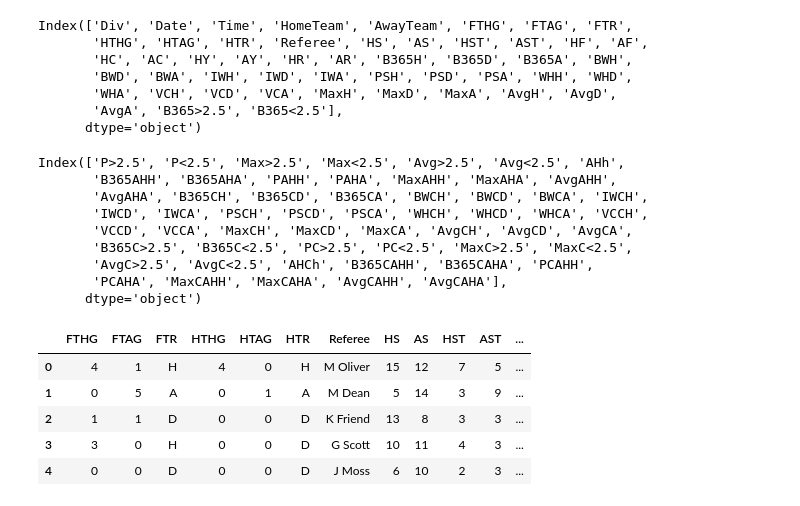
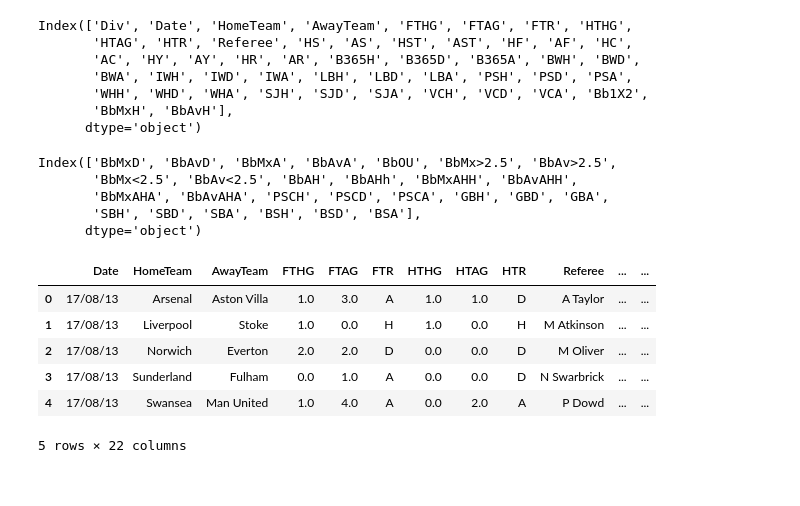
Before and after one commit to skvarnaj/Soccer-Predictor, a Jupyter notebook: exploration.ipynb, the cells around one changed output. Drawn from its saved outputs; the diff is of its cells as text; code cells hidden in the pictures.

Commit message:
change data and concatenate

```diff
--- a/exploration.ipynb
+++ b/exploration.ipynb
@@ -24,0 +10,19 @@ england_19
+# %%
+path = 'english-premier-league_zip/archive'
+csv_files = glob.glob(os.path.join(path, "*.csv"))
+# %%
+for f in csv_files:
+
+    # read the csv file
+    df = pd.read_csv(f)
+
+    # print the location, filename, length
+    print('Location:', f)
+    print('File Name:', f.split("\\")[-1])
+    print(f'length of df = {len(df)}')
+
+    # print the content
+    print('Content:')
+    display(df.head(2))
+
+    print()
@@ -24,0 +67,10 @@ england_19
+# %%
+#concatenate files to one file
+li = []
+
+for filename in csv_files:
+    df = pd.read_csv(filename, index_col=None, header=0)
+    li.append(df)
+
+epl= pd.concat(li, axis=0, ignore_index=True)
+epl
@@ -25,35 +91,32 @@ england_19
 # %%
-england_19.columns[:50]
+epl.columns[:50]
 # %% [output]
-Index(['Div', 'Date', 'Time', 'HomeTeam', 'AwayTeam', 'FTHG', 'FTAG', 'FTR',
-       'HTHG', 'HTAG', 'HTR', 'Referee', 'HS', 'AS', 'HST', 'AST', 'HF', 'AF',
-       'HC', 'AC', 'HY', 'AY', 'HR', 'AR', 'B365H', 'B365D', 'B365A', 'BWH',
-       'BWD', 'BWA', 'IWH', 'IWD', 'IWA', 'PSH', 'PSD', 'PSA', 'WHH', 'WHD',
-       'WHA', 'VCH', 'VCD', 'VCA', 'MaxH', 'MaxD', 'MaxA', 'AvgH', 'AvgD',
-       'AvgA', 'B365>2.5', 'B365<2.5'],
+Index(['Div', 'Date', 'HomeTeam', 'AwayTeam', 'FTHG', 'FTAG', 'FTR', 'HTHG',
+       'HTAG', 'HTR', 'Referee', 'HS', 'AS', 'HST', 'AST', 'HF', 'AF', 'HC',
+       'AC', 'HY', 'AY', 'HR', 'AR', 'B365H', 'B365D', 'B365A', 'BWH', 'BWD',
+       'BWA', 'IWH', 'IWD', 'IWA', 'LBH', 'LBD', 'LBA', 'PSH', 'PSD', 'PSA',
+       'WHH', 'WHD', 'WHA', 'SJH', 'SJD', 'SJA', 'VCH', 'VCD', 'VCA', 'Bb1X2',
+       'BbMxH', 'BbAvH'],
       dtype='object')
 # %%
-england_19.columns[50:]
+epl.columns[50:]
 # %% [output]
-Index(['P>2.5', 'P<2.5', 'Max>2.5', 'Max<2.5', 'Avg>2.5', 'Avg<2.5', 'AHh',
-       'B365AHH', 'B365AHA', 'PAHH', 'PAHA', 'MaxAHH', 'MaxAHA', 'AvgAHH',
-       'AvgAHA', 'B365CH', 'B365CD', 'B365CA', 'BWCH', 'BWCD', 'BWCA', 'IWCH',
-       'IWCD', 'IWCA', 'PSCH', 'PSCD', 'PSCA', 'WHCH', 'WHCD', 'WHCA', 'VCCH',
-       'VCCD', 'VCCA', 'MaxCH', 'MaxCD', 'MaxCA', 'AvgCH', 'AvgCD', 'AvgCA',
-       'B365C>2.5', 'B365C<2.5', 'PC>2.5', 'PC<2.5', 'MaxC>2.5', 'MaxC<2.5',
-       'AvgC>2.5', 'AvgC<2.5', 'AHCh', 'B365CAHH', 'B365CAHA', 'PCAHH',
-       'PCAHA', 'MaxCAHH', 'MaxCAHA', 'AvgCAHH', 'AvgCAHA'],
+Index(['BbMxD', 'BbAvD', 'BbMxA', 'BbAvA', 'BbOU', 'BbMx>2.5', 'BbAv>2.5',
+       'BbMx<2.5', 'BbAv<2.5', 'BbAH', 'BbAHh', 'BbMxAHH', 'BbAvAHH',
+       'BbMxAHA', 'BbAvAHA', 'PSCH', 'PSCD', 'PSCA', 'GBH', 'GBD', 'GBA',
+       'SBH', 'SBD', 'SBA', 'BSH', 'BSD', 'BSA'],
       dtype='object')
 # %%
 #match facts desired columns
 #goals, shots, shots on target, possesion, tackles, fouls, yellow cards, red cards, corners
-if len(england_19.columns) > 50:
-    england_19 = england_19.iloc[:, 5:24]
-england_19.head()
+if len(epl.columns) > 50:
+    epl= epl.iloc[:, 1:23]
+epl.head()
 # %% [output]
-|  | FTHG | FTAG | FTR | HTHG | HTAG | HTR | Referee | HS | AS | HST | AST | ... |
-| 0 | 4 | 1 | H | 4 | 0 | H | M Oliver | 15 | 12 | 7 | 5 | ... |
-| 1 | 0 | 5 | A | 0 | 1 | A | M Dean | 5 | 14 | 3 | 9 | ... |
-| 2 | 1 | 1 | D | 0 | 0 | D | K Friend | 13 | 8 | 3 | 3 | ... |
-| 3 | 3 | 0 | H | 0 | 0 | D | G Scott | 10 | 11 | 4 | 3 | ... |
-| 4 | 0 | 0 | D | 0 | 0 | D | J Moss | 6 | 10 | 2 | 3 | ... |
+|  | Date | HomeTeam | AwayTeam | FTHG | FTAG | FTR | HTHG | HTAG | HTR | Referee | ... | ... |
+| 0 | 17/08/13 | Arsenal | Aston Villa | 1.0 | 3.0 | A | 1.0 | 1.0 | D | A Taylor | ... | ... |
+| 1 | 17/08/13 | Liverpool | Stoke | 1.0 | 0.0 | H | 1.0 | 0.0 | H | M Atkinson | ... | ... |
+| 2 | 17/08/13 | Norwich | Everton | 2.0 | 2.0 | D | 0.0 | 0.0 | D | M Oliver | ... | ... |
+| 3 | 17/08/13 | Sunderland | Fulham | 0.0 | 1.0 | A | 0.0 | 0.0 | D | N Swarbrick | ... | ... |
+| 4 | 17/08/13 | Swansea | Man United | 1.0 | 4.0 | A | 0.0 | 2.0 | A | P Dowd | ... | ... |
+5 rows × 22 columns
```
Also changed, not shown: parts of 6 cells of this notebook, 34 other files.
